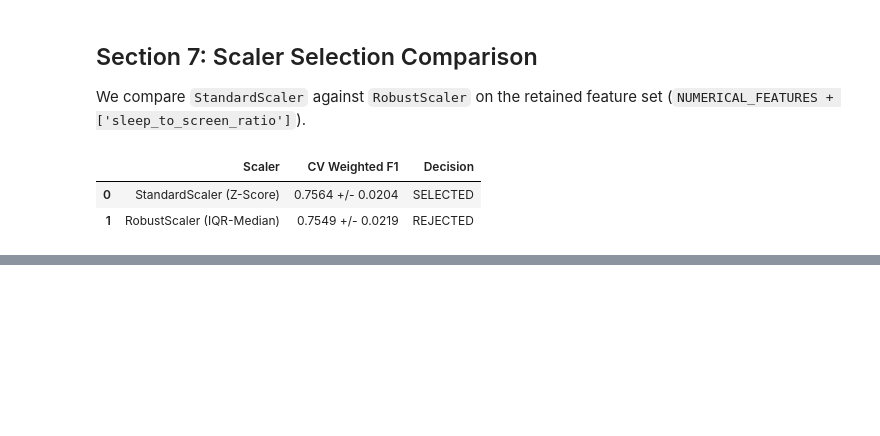
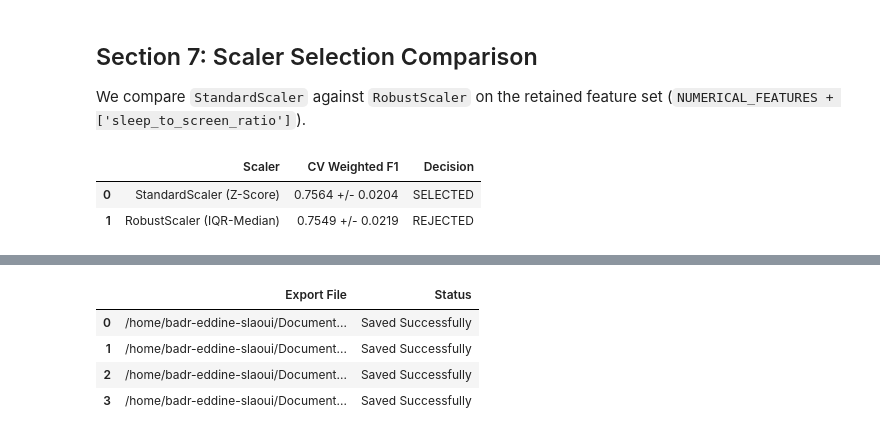
Before and after one commit to Badr-Eddine-Slaoui/CAMPUSWELL-RIS-LAB, a Jupyter notebook: notebooks/02_preprocessing.ipynb, the cells around one changed output, grey strips where cells are left out. Cells and saved outputs as stored; diff of their text form; code cells hidden in the pictures; blank space fills up the shorter version.

```diff
--- a/notebooks/02_preprocessing.ipynb
+++ b/notebooks/02_preprocessing.ipynb
@@ -382,0 +408,17 @@ pd.DataFrame([
+# %%
+DATA_PROCESSED_DIR.mkdir(parents=True, exist_ok=True)
+X_train.to_csv(TRAIN_FEATURES_PATH, index=False)
+X_test.to_csv(TEST_FEATURES_PATH, index=False)
+y_train.to_csv(TRAIN_TARGET_PATH, index=False, header=True)
+y_test.to_csv(TEST_TARGET_PATH, index=False, header=True)
+
+pd.DataFrame({
+    "Export File": [str(TRAIN_FEATURES_PATH), str(TEST_FEATURES_PATH), str(TRAIN_TARGET_PATH), str(TEST_TARGET_PATH)],
+    "Status": ["Saved Successfully"] * 4
+})
+# %% [output]
+|  | Export File | Status |
+| 0 | /home/badr-eddine-slaoui/Document... | Saved Successfully |
+| 1 | /home/badr-eddine-slaoui/Document... | Saved Successfully |
+| 2 | /home/badr-eddine-slaoui/Document... | Saved Successfully |
+| 3 | /home/badr-eddine-slaoui/Document... | Saved Successfully |
```
Also changed, not shown: parts of 4 cells of this notebook.
